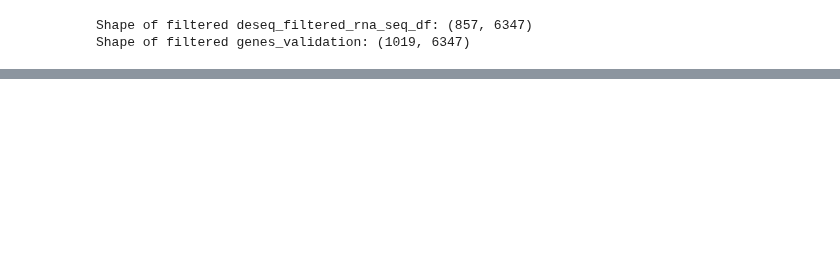
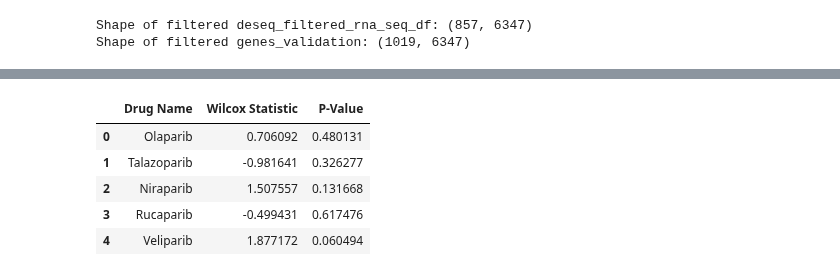
Before and after one commit to l1joseph/Multiscale_HRD_Classifier, a Jupyter notebook: prelim_analysis/BRCAness_cleanup.ipynb, the cells around one changed output, grey strips where cells are left out. Cells and saved outputs as stored; diff of their text form; code cells hidden in the pictures; blank space fills up the shorter version.

```diff
--- a/prelim_analysis/BRCAness_cleanup.ipynb
+++ b/prelim_analysis/BRCAness_cleanup.ipynb
@@ -277,18 +269,0 @@ import plotly_express as px
-# %%
-from scipy.stats import ttest_ind
-import plotly_express as px
-stats = {}
-for drug in parpi_resp['Drug Name'].unique():
-    #print(drug)
-    d = parpi_resp_filt[parpi_resp_filt['Drug Name'] == drug]
-    merged = d.merge(breast_filt.reset_index(), left_on='Cell Line Name', right_on='index')
-
-    merged = merged.sort_values(by='Cell Line Name')
-
-    group_0 = merged.loc[merged['predictions'] == 0, 'log10IC50']
-    group_1 = merged.loc[merged['predictions'] == 1, 'log10IC50']
-
-
-    t_stat, p_value = ttest_ind(group_0, group_1, equal_var = False)
-    stats[drug] = p_value
-stats
@@ -381,0 +323,9 @@ box_plot.show()
+# %%
+wilcox_results_df
+# %% [output]
+|  | Drug Name | Wilcox Statistic | P-Value |
+| 0 | Olaparib | 0.706092 | 0.480131 |
+| 1 | Talazoparib | -0.981641 | 0.326277 |
+| 2 | Niraparib | 1.507557 | 0.131668 |
+| 3 | Rucaparib | -0.499431 | 0.617476 |
+| 4 | Veliparib | 1.877172 | 0.060494 |
```
Also changed, not shown: parts of 17 cells of this notebook.
